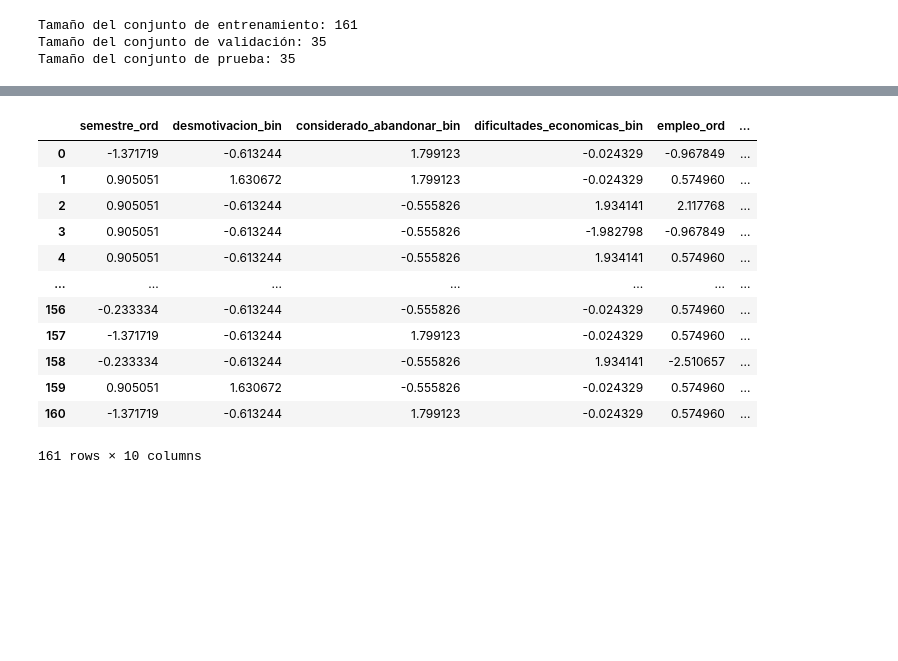
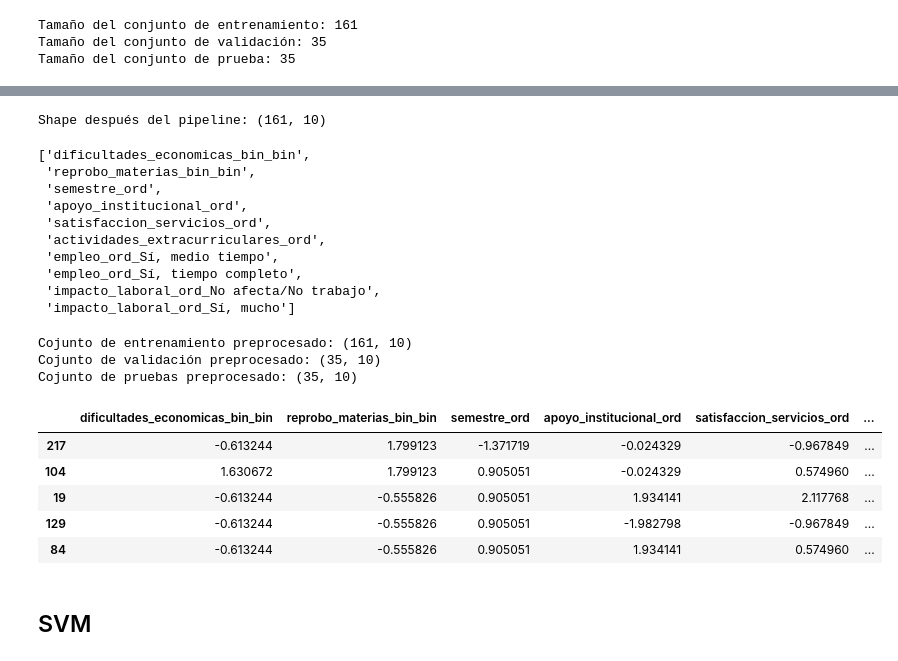
Before and after one commit to LandoDua/luminaria-analisis-datos, a Jupyter notebook: svm_luminaria.ipynb, the cells around one changed output, grey strips where cells are left out. Cells and saved outputs as stored; diff of their text form; code cells hidden in the pictures; blank space fills up the shorter version.

```diff
--- a/svm_luminaria.ipynb
+++ b/svm_luminaria.ipynb
@@ -243,4 +43,0 @@ def make_svm_pipeline():
-# %%
-pipe = make_svm_pipeline()
-
-pipe.fit(X_train)
@@ -274,16 +117,63 @@ temp =pipe.transform(X_train)
+# %%
+
+# prubea
+X_train_prep = pipeline.fit_transform(X_train)
+print(f'Shape después del pipeline: {X_train_prep.shape}')
+# %% [output]
+Shape después del pipeline: (161, 10)
+# %%
+# extraer nombres de columnas después del preprocesamiento
+bin_cols = [f"{col}_bin" for col in binarias]
+ord_cols = list(ordinales.keys())
+# este es el mas importante, pues los nombres dependen de los datos
+onehot_cols = pipeline.named_steps['pre'].named_transformers_['onehot'].get_feature_names_out(onehot)
+all_cols = bin_cols + ord_cols + list(onehot_cols)
+all_cols
+# %% [output]
+['dificultades_economicas_bin_bin',
+ 'reprobo_materias_bin_bin',
+ 'semestre_ord',
+ 'apoyo_institucional_ord',
+ 'satisfaccion_servicios_ord',
+ 'actividades_extracurriculares_ord',
+ 'empleo_ord_Sí, medio tiempo',
+ 'empleo_ord_Sí, tiempo completo',
+ 'impacto_laboral_ord_No afecta/No trabajo',
+ 'impacto_laboral_ord_Sí, mucho']
+# %%
+X_train_encoded = pd.DataFrame(
+    pipeline.transform(X_train),
+    columns=all_cols,
+    index=X_train.index
+)
+
+X_val_encoded = pd.DataFrame(
+    pipeline.transform(X_val),
+    columns=all_cols,
+    index=X_val.index
+)
+
+X_test_encoded = pd.DataFrame(
+    pipeline.transform(X_test),
+    columns=all_cols,
+    index=X_test.index
+)
+
+print(f'Cojunto de entrenamiento preprocesado: {X_train_encoded.shape}')
+print(f'Cojunto de validación preprocesado: {X_val_encoded.shape}')
+print(f'Cojunto de pruebas preprocesado: {X_test_encoded.shape}')
+# %% [output]
+Cojunto de entrenamiento preprocesado: (161, 10)
+Cojunto de validación preprocesado: (35, 10)
+Cojunto de pruebas preprocesado: (35, 10)
 # %%
-pd.DataFrame(temp, columns=list(X_train.columns))
+pd.DataFrame(X_train_prep, columns=all_cols, index=X_train.index).head()
 # %% [output]
-|  | semestre_ord | desmotivacion_bin | considerado_abandonar_bin | dificultades_economicas_bin | empleo_ord | ... |
-| 0 | -1.371719 | -0.613244 | 1.799123 | -0.024329 | -0.967849 | ... |
-| 1 | 0.905051 | 1.630672 | 1.799123 | -0.024329 | 0.574960 | ... |
-| 2 | 0.905051 | -0.613244 | -0.555826 | 1.934141 | 2.117768 | ... |
-| 3 | 0.905051 | -0.613244 | -0.555826 | -1.982798 | -0.967849 | ... |
-| 4 | 0.905051 | -0.613244 | -0.555826 | 1.934141 | 0.574960 | ... |
-| ... | ... | ... | ... | ... | ... | ... |
-| 156 | -0.233334 | -0.613244 | -0.555826 | -0.024329 | 0.574960 | ... |
-| 157 | -1.371719 | -0.613244 | 1.799123 | -0.024329 | 0.574960 | ... |
-| 158 | -0.233334 | -0.613244 | -0.555826 | 1.934141 | -2.510657 | ... |
-| 159 | 0.905051 | 1.630672 | -0.555826 | -0.024329 | 0.574960 | ... |
-| 160 | -1.371719 | -0.613244 | 1.799123 | -0.024329 | 0.574960 | ... |
+|  | dificultades_economicas_bin_bin | reprobo_materias_bin_bin | semestre_ord | apoyo_institucional_ord | satisfaccion_servicios_ord | ... |
+| 217 | -0.613244 | 1.799123 | -1.371719 | -0.024329 | -0.967849 | ... |
+| 104 | 1.630672 | 1.799123 | 0.905051 | -0.024329 | 0.574960 | ... |
+| 19 | -0.613244 | -0.555826 | 0.905051 | 1.934141 | 2.117768 | ... |
+| 129 | -0.613244 | -0.555826 | 0.905051 | -1.982798 | -0.967849 | ... |
+| 84 | -0.613244 | -0.555826 | 0.905051 | 1.934141 | 0.574960 | ... |
-161 rows × 10 columns
+# %% [markdown]
+## SVM
```
Also changed, not shown: parts of 11 cells of this notebook.
